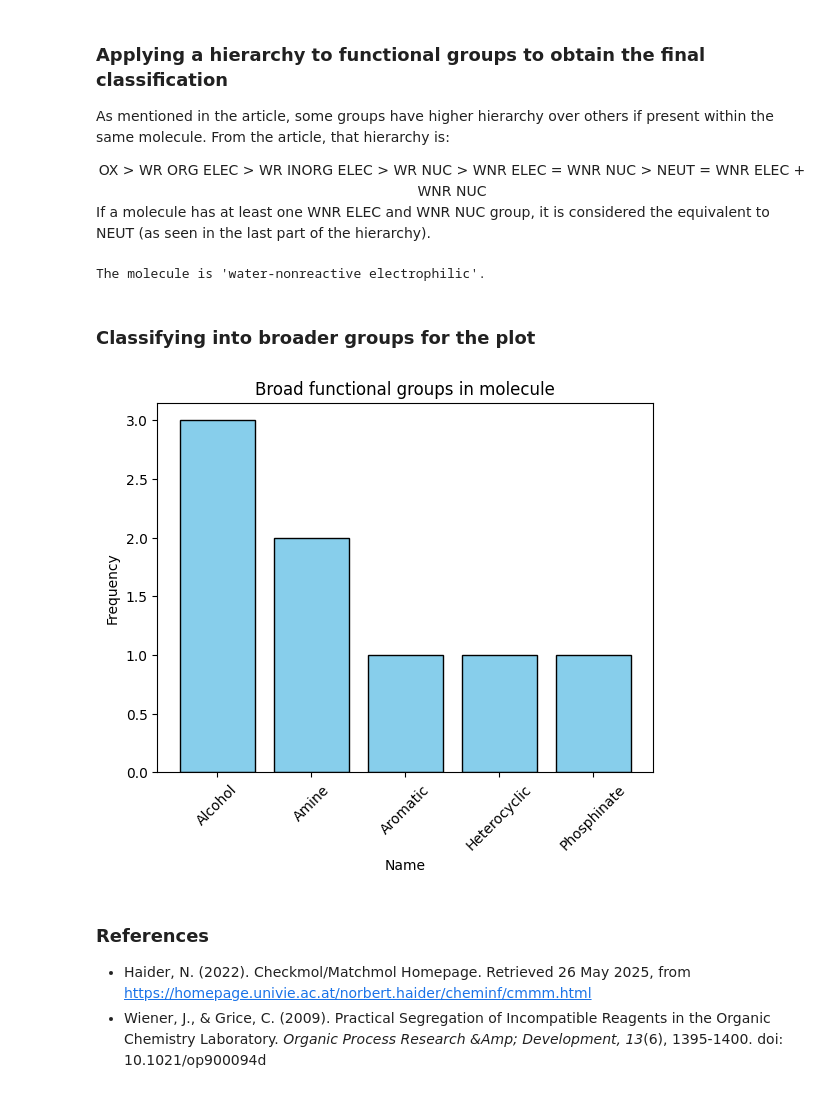
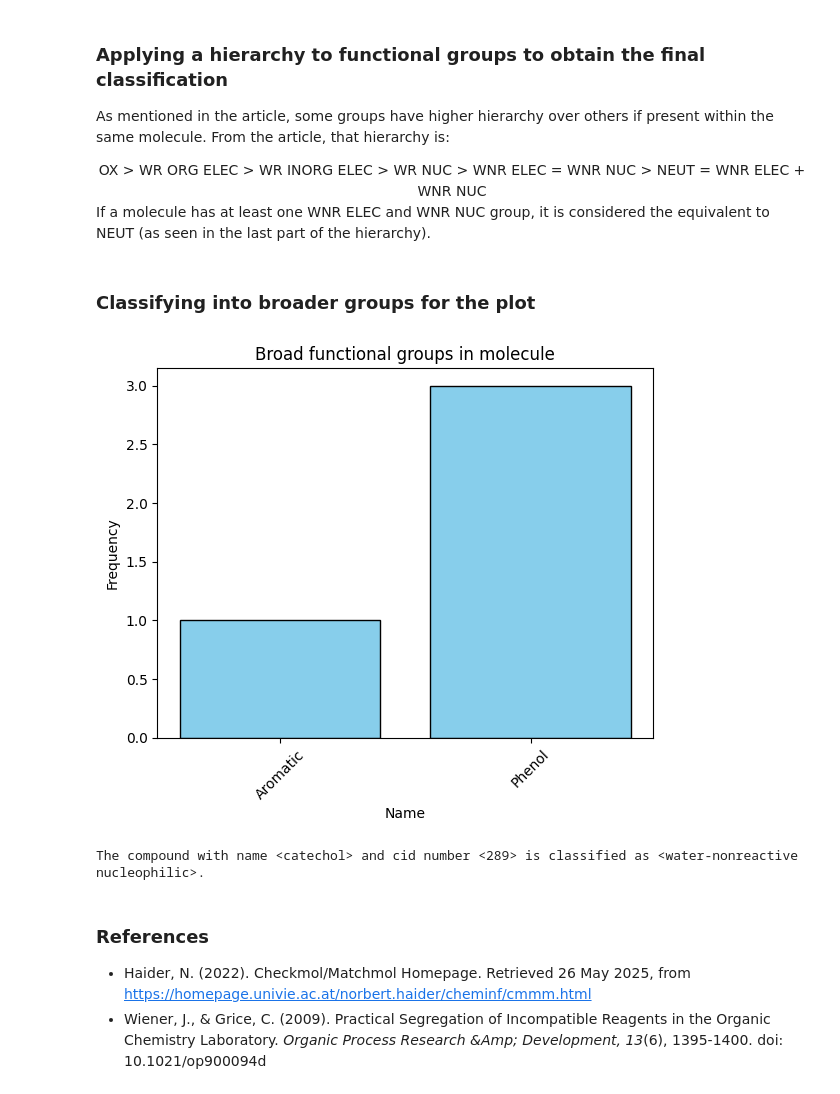
Before and after one commit to italemp/Python-for-biology-and-chemistry, a Jupyter notebook: Project_Itzel_Muro_object oriented.ipynb, the cells around one changed output. Drawn from its saved outputs; the diff is of its cells as text; code cells hidden in the pictures.

```diff
--- a/Project_Itzel_Muro_object oriented.ipynb
+++ b/Project_Itzel_Muro_object oriented.ipynb
@@ -223,12 +216,7 @@ def hierarchy(compound_name):
                         else:
                             classification="neutral"
                             break
-  print(f"The molecule is '{classification}'.")
-
-#Classify a molecule, i.e. "aspirin" is classified as 'water-nonreactive electrophilic'.
-hierarchy("aspirin")
+  return classification
-# %% [output]
-The molecule is 'water-nonreactive electrophilic'.
 # %% [markdown]
 ### Classifying into broader groups for the plot
 # %%
@@ -244,10 +232,6 @@ def histogram(compound_name):
   #functional groups per element, separated by a "," (up to two commas). Therefore we cannot use
   #directly a simple solution like "Counter()" from collections. In order to separate them:
 
-  #Non-possible elegant solution:
-  #from collections import Counter
-  #count = Counter(hist_list)
-
   c=0
   while c < len(hist_list):
       item = str(hist_list[c])
@@ -257,7 +241,7 @@ def histogram(compound_name):
           hist_list.remove(item)
           updated_hist_list=hist_list+split_item
           hist_list=updated_hist_list
-      c=c+1
+      c+=1
 
   #Make things pretty.
   try:
@@ -265,7 +249,7 @@ def histogram(compound_name):
     from collections import Counter
     count = Counter(updated_hist_list)
 
-  #Plot the histogram.
+    #Plot the histogram.
     import matplotlib.pyplot as plt
     plt.bar(count.keys(), count.values(), color="skyblue", edgecolor="black")
     plt.title('Broad functional groups in molecule')
@@ -275,11 +259,26 @@ def histogram(compound_name):
     plt.show()
   except:
     print("Could not plot the histogram :(")
-
-#Plot the histogram for a molecule, pick an interesting one!
-histogram("ATP")
-# %% [output]
-[figure, removed]
+# %%
+#Write a class with all the above functions
+class classify:
+  """Classifies the chosen compound based on the white paper written by Wiener and Grice in 2009.
+     It also returns the histogram plot of the functional groups present in the molecule."""
+
+  def __init__(self, compound_name):
+    self.compound_name = compound_name
+    self.cid = get_cid(compound_name)
+    self.final_classification = hierarchy(compound_name)
+    self.histogram = histogram(compound_name)
+
+  def __repr__(self):
+    return f"The compound with name <{self.compound_name}> and cid number <{self.cid}> is classified as <{self.final_classification}>."
+# %%
+#Try it!
+classify("catechol")
+# %% [output]
+[figure, added]
+The compound with name <catechol> and cid number <289> is classified as <water-nonreactive nucleophilic>.
 # %% [markdown]
 ### References
 - Haider, N. (2022). Checkmol/Matchmol Homepage. Retrieved 26 May 2025, from https://homepage.univie.ac.at/norbert.haider/cheminf/cmmm.html
```
Also changed, not shown: parts of 3 cells of this notebook.
